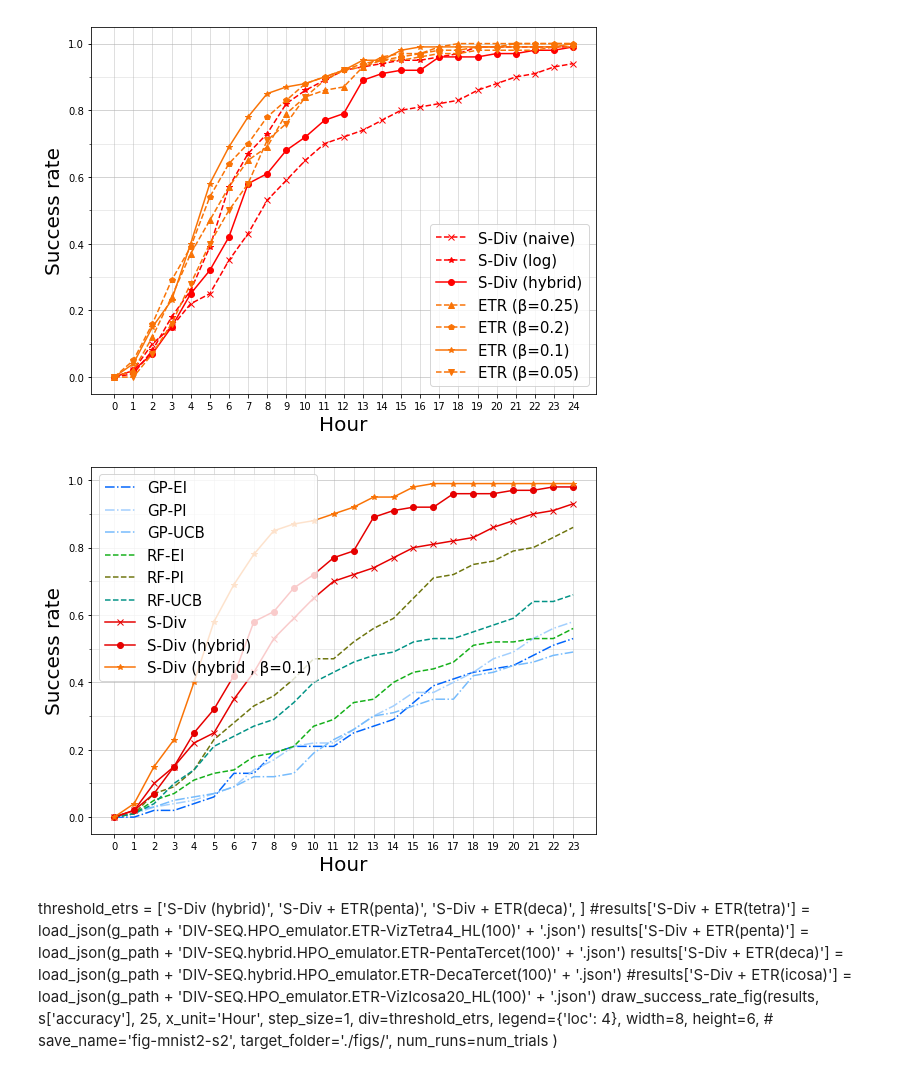
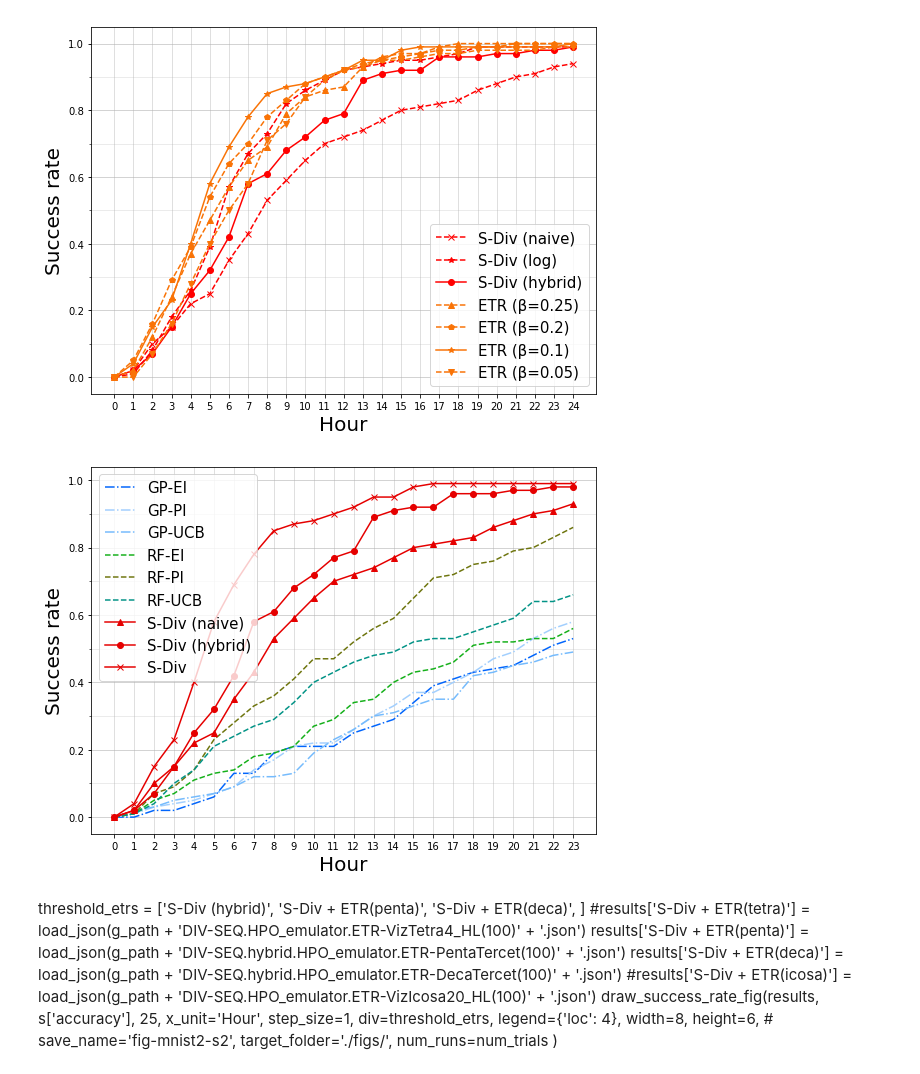
Before and after one commit to yongjinkim49/ecml, a Jupyter notebook: results/[ICML19] MINST-LeNet5(2) performance evaluation.ipynb, the cells around one changed output. Cells and saved outputs as stored; diff of their text form; code cells hidden in the pictures.

```diff
--- a/results/[ICML19] MINST-LeNet5(2) performance evaluation.ipynb
+++ b/results/[ICML19] MINST-LeNet5(2) performance evaluation.ipynb
@@ -153,14 +153,14 @@ draw_success_rate_fig(results, s['accuracy'], 25,
 # %% [output]
 [figure]
 # %%
-results[ 'S-Div (hybrid , β=0.1)']= threshold_etrs['β=0.1']
+results[ 'S-Div']= threshold_etrs['β=0.1']
 draw_success_rate_fig(results, s['accuracy'], 24,
                                               x_unit='Hour', step_size=1,
-                                               indi=basic_bo,  div=['S-Div',  'S-Div (hybrid)', 'S-Div (hybrid , β=0.1)'],
+                                               indi=basic_bo,  div=['S-Div (naive)',  'S-Div (hybrid)', 'S-Div (log)'],
                                                  width=8, height=6,  save_name='fig-mnist2-s2', target_folder='./figs/',
                       num_runs=num_trials )
 # %% [output]
-[figure, old version]
+[figure, new version]
 # %% [markdown]
 threshold_etrs = ['S-Div (hybrid)',  'S-Div + ETR(penta)', 'S-Div + ETR(deca)', ]
 #results['S-Div + ETR(tetra)'] = load_json(g_path + 'DIV-SEQ.HPO_emulator.ETR-VizTetra4_HL(100)' + '.json')
```
Also changed, not shown: parts of 22 cells of this notebook, 2 other files.
